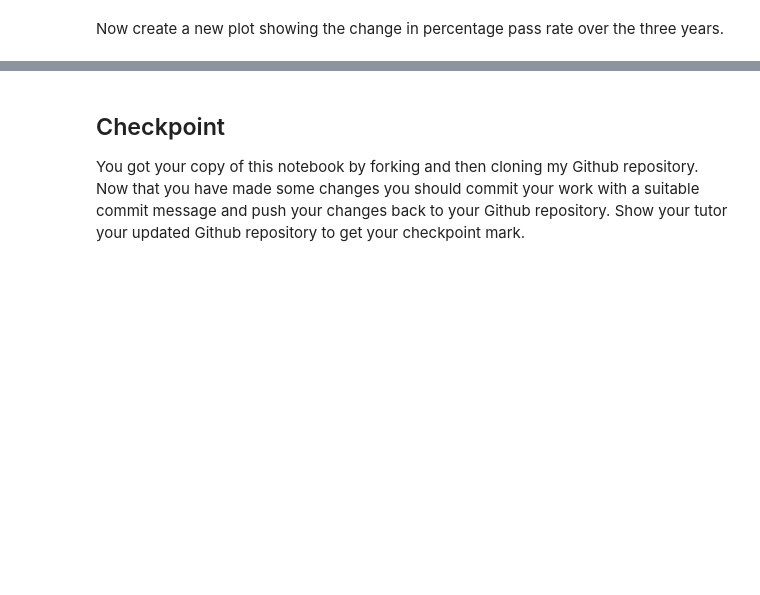
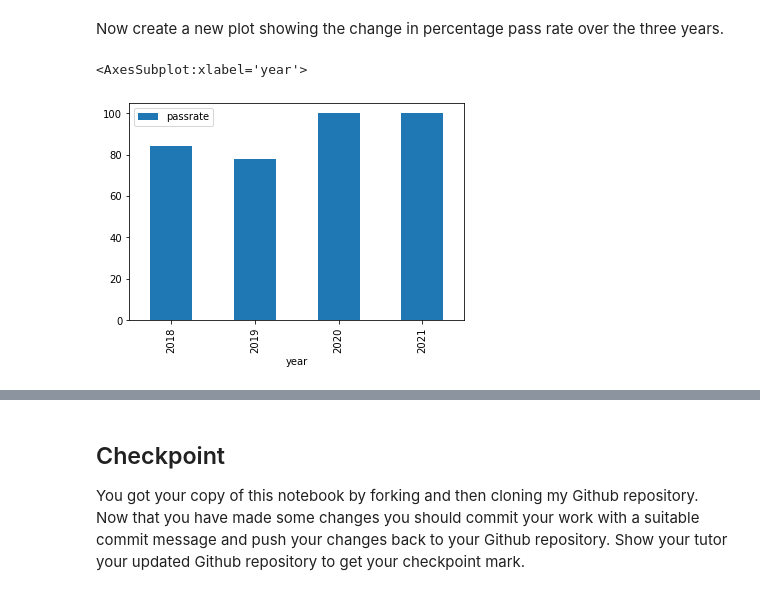
Before and after one commit to wonke2/Data-Science-Workshops, a Jupyter notebook: Workshop Week 1.ipynb, the cells around one changed output, grey strips where cells are left out. Saved outputs shown, nothing was run; the diff lists cells and outputs as text; code cells hidden in the pictures; blank space fills up the shorter version.

```diff
--- a/Workshop Week 1.ipynb
+++ b/Workshop Week 1.ipynb
@@ -155,3 +170,7 @@ classdata
 Now create a new plot showing the change in percentage pass rate over the three years.
 # %%
 # your code here
+classdata.plot(kind = "bar", x='year', y='passrate')
+# %% [output]
+<AxesSubplot:xlabel='year'>
+[figure, added]
```
Also changed, not shown: parts of 9 cells of this notebook.
